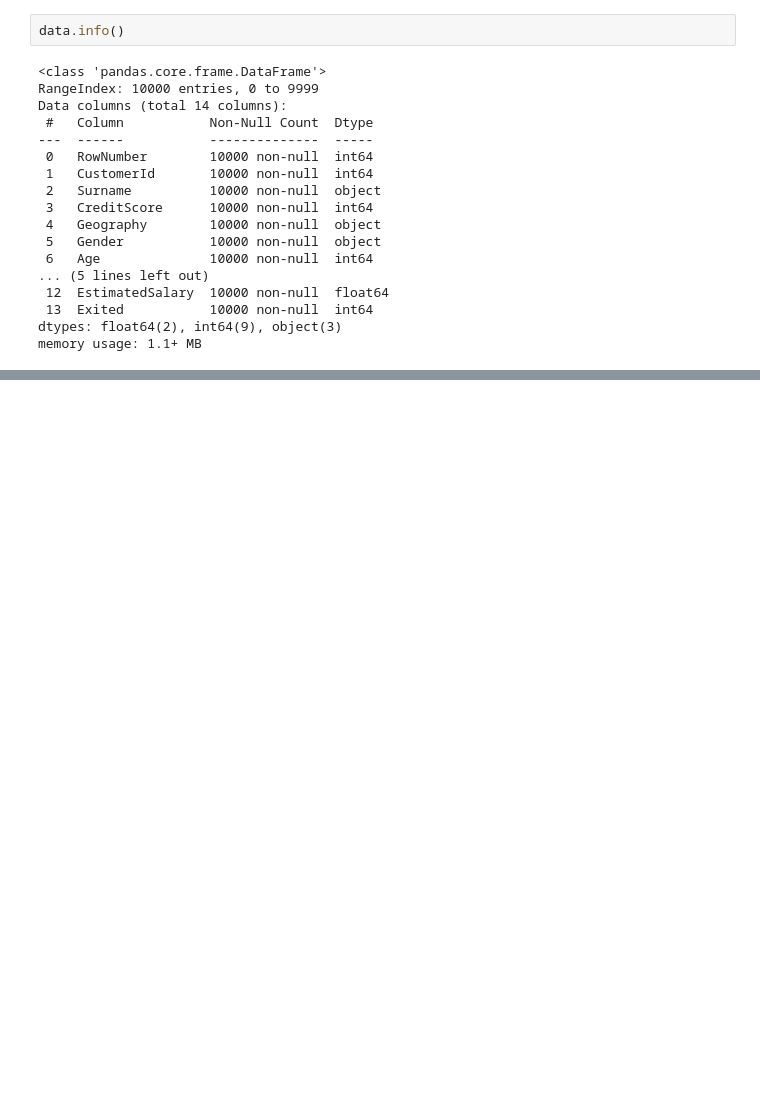
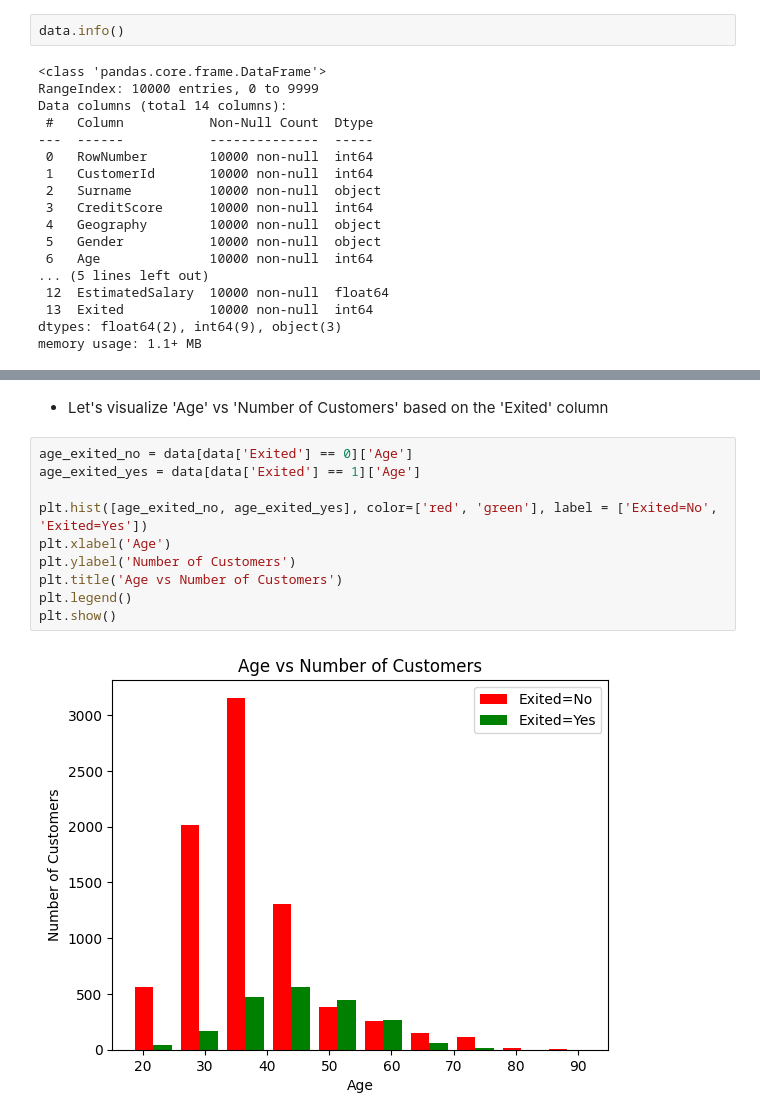
Before and after one commit to NebeyouMusie/Bank-Turnover-Prediction-Using-ANN, a Jupyter notebook: bank-turnover.ipynb, the cells around one changed output, grey strips where cells are left out. Drawn from its saved outputs; the diff is of its cells as text; blank space fills up the shorter version.

```diff
--- a/bank-turnover.ipynb
+++ b/bank-turnover.ipynb
@@ -44,0 +133,14 @@ memory usage: 1.1+ MB
+# %% [markdown]
+- Let's visualize 'Age' vs 'Number of Customers' based on the 'Exited' column
+# %%
+age_exited_no = data[data['Exited'] == 0]['Age']
+age_exited_yes = data[data['Exited'] == 1]['Age']
+
+plt.hist([age_exited_no, age_exited_yes], color=['red', 'green'], label = ['Exited=No', 'Exited=Yes'])
+plt.xlabel('Age')
+plt.ylabel('Number of Customers')
+plt.title('Age vs Number of Customers')
+plt.legend()
+plt.show()
+# %% [output]
+[figure, added]
```
Also changed, not shown: parts of 19 cells of this notebook.
